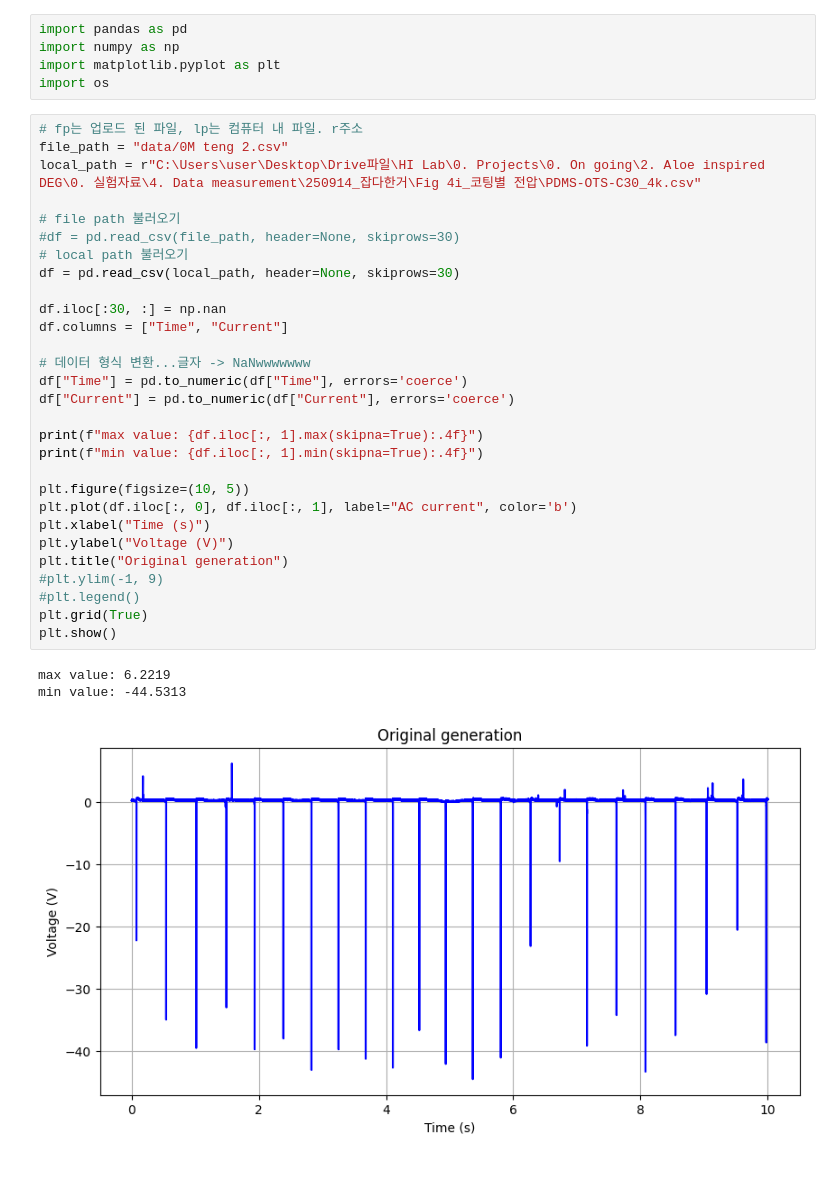
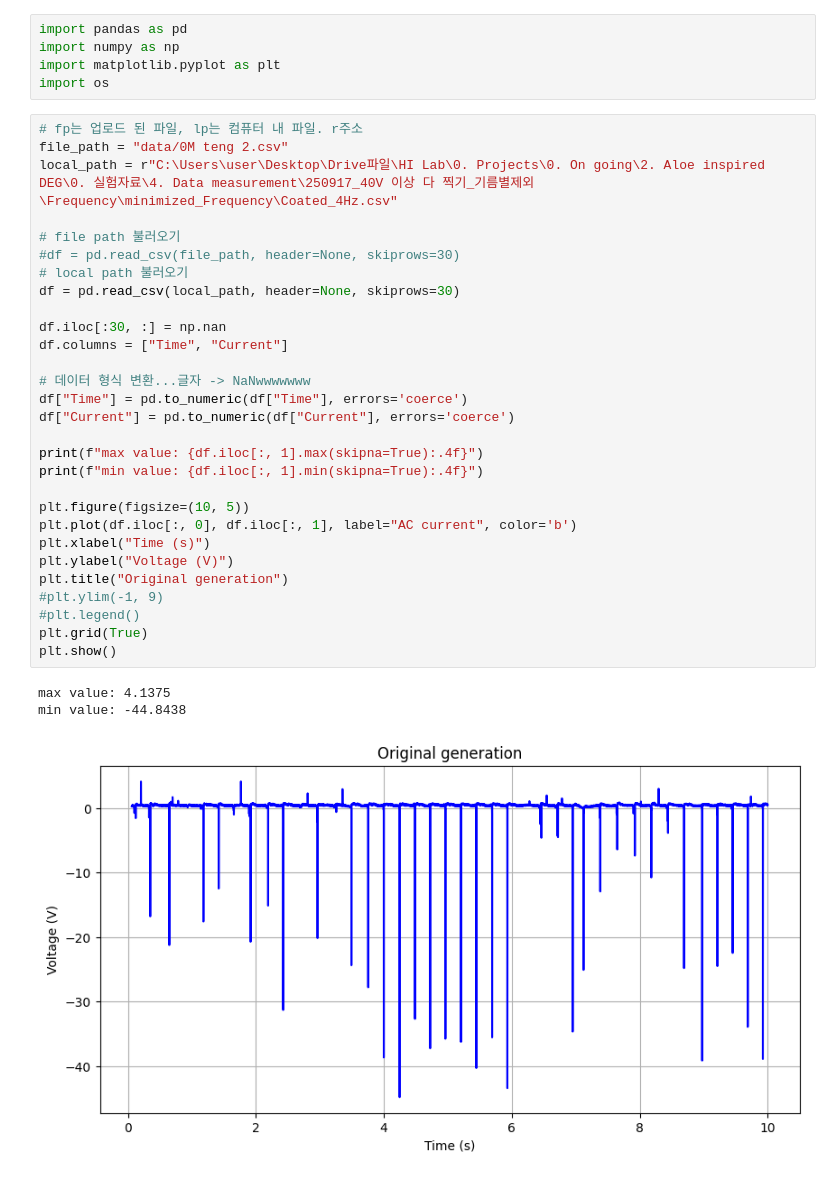
Before and after one commit to Gibeom-Lee/GB_practicing, a Jupyter notebook: data_processing/partial_extraction.ipynb, the cells around one changed output. Saved outputs shown, nothing was run; the diff lists cells and outputs as text.

```diff
--- a/data_processing/partial_extraction.ipynb
+++ b/data_processing/partial_extraction.ipynb
@@ -9,35 +9,35 @@ import os
 # %%
 # fp는 업로드 된 파일, lp는 컴퓨터 내 파일. r주소
 file_path = "data/0M teng 2.csv"
-local_path = r"C:\Users\user\Desktop\Drive파일\HI Lab\0. Projects\0. On going\2. Aloe inspired DEG\0. 실험자료\4. Data measurement\250914_잡다한거\Fig 4i_코팅별 전압\PDMS-OTS-C30_4k.csv"
+local_path = r"C:\Users\user\Desktop\Drive파일\HI Lab\0. Projects\0. On going\2. Aloe inspired DEG\0. 실험자료\4. Data measurement\250917_40V 이상 다 찍기_기름별제외\Frequency\minimized_Frequency\Coated_4Hz.csv"
 
 # file path 불러오기
 #df = pd.read_csv(file_path, header=None, skiprows=30)
 # local path 불러오기
 df = pd.read_csv(local_path, header=None, skiprows=30)
 
 df.iloc[:30, :] = np.nan
 df.columns = ["Time", "Current"]
 
 # 데이터 형식 변환...글자 -> NaNwwwwwww
 df["Time"] = pd.to_numeric(df["Time"], errors='coerce')
 df["Current"] = pd.to_numeric(df["Current"], errors='coerce')
 
 print(f"max value: {df.iloc[:, 1].max(skipna=True):.4f}")
 print(f"min value: {df.iloc[:, 1].min(skipna=True):.4f}")
 
 plt.figure(figsize=(10, 5))
 plt.plot(df.iloc[:, 0], df.iloc[:, 1], label="AC current", color='b')
 plt.xlabel("Time (s)")
 plt.ylabel("Voltage (V)")
 plt.title("Original generation")
 #plt.ylim(-1, 9)
 #plt.legend()
 plt.grid(True)
 plt.show()
 # %% [output]
-max value: 6.2219
-min value: -44.5313
+max value: 4.1375
+min value: -44.8438
-[figure, old version]
+[figure, new version]
 # %%
 # 필터링된 데이터 생성
```
Also changed, not shown: parts of 1 cell of this notebook, 5 other files.
